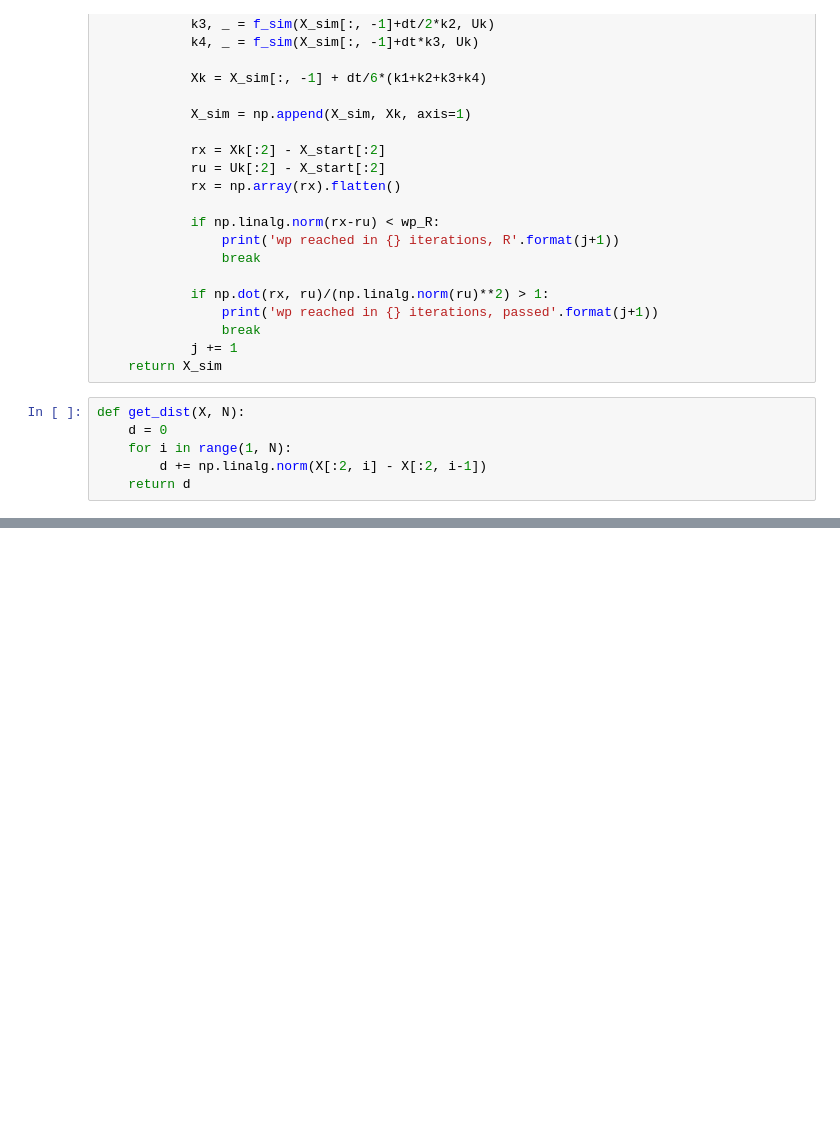
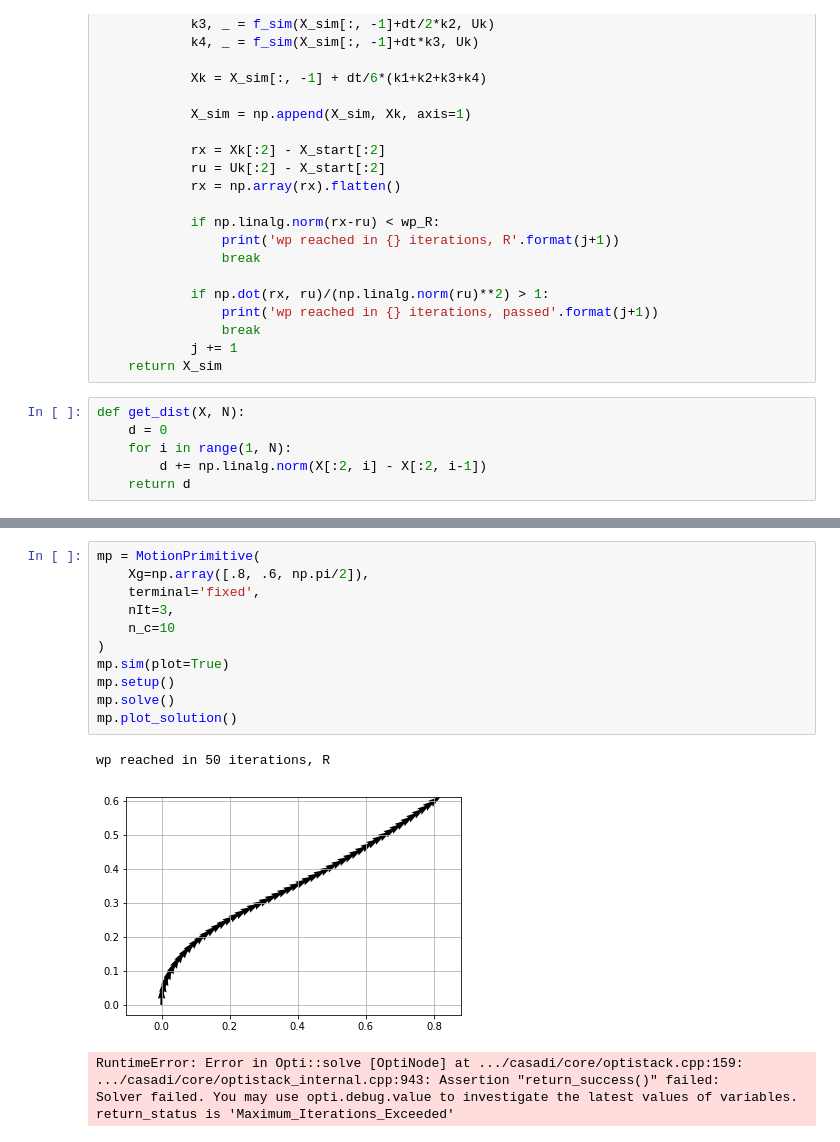
Before and after one commit to tobiasfriden/master_thesis, a Jupyter notebook: Motion primitives.ipynb, the cells around one changed output, grey strips where cells are left out. Saved outputs shown, nothing was run; the diff lists cells and outputs as text; blank space fills up the shorter version.

Commit message:
add fixed motion prim, update uav model in report

```diff
--- a/Motion primitives.ipynb
+++ b/Motion primitives.ipynb
@@ -426,0 +432,17 @@ wp reached in 75 iterations, R
+# %%
+mp = MotionPrimitive(
+    Xg=np.array([.8, .6, np.pi/2]),
+    terminal='fixed',
+    nIt=3,
+    n_c=10
+)
+mp.sim(plot=True)
+mp.setup()
+mp.solve()
+mp.plot_solution()
+# %% [output]
+wp reached in 50 iterations, R
+[figure, added]
+RuntimeError: Error in Opti::solve [OptiNode] at .../casadi/core/optistack.cpp:159:
+.../casadi/core/optistack_internal.cpp:943: Assertion "return_success()" failed:
+Solver failed. You may use opti.debug.value to investigate the latest values of variables. return_status is 'Maximum_Iterations_Exceeded'
```
Also changed, not shown: parts of 10 cells of this notebook, 6 other files.
